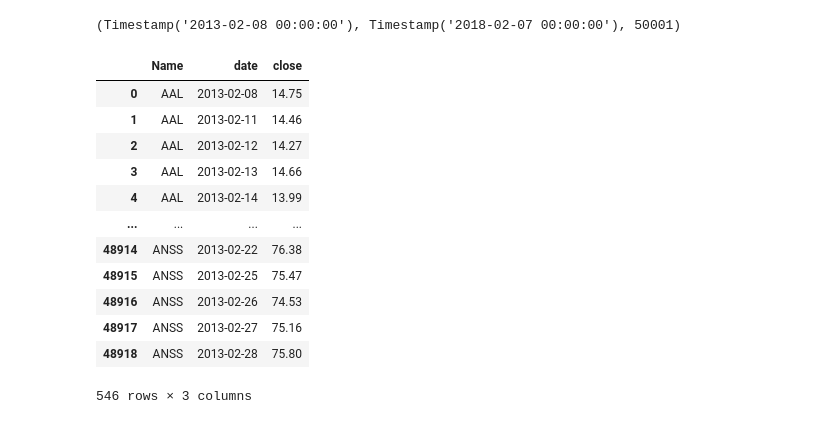
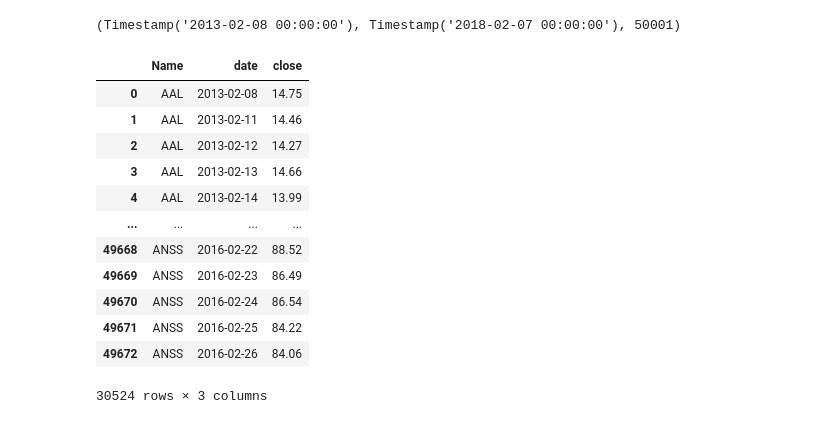
Before and after one commit to ishtiaqahmedz/practice_project_files, a Jupyter notebook: 907 Stock price pridiction.ipynb, the cells around one changed output. Cells and saved outputs as stored; diff of their text form; code cells hidden in the pictures.

```diff
--- a/907 Stock price pridiction.ipynb
+++ b/907 Stock price pridiction.ipynb
@@ -216,28 +218,22 @@ df["date"].min(),df["date"].max(),len(df)
 # %%
 
 #df2=df[(df["date"] >'31/12/2015')] # & (df["date"] <= '10/01/2016')]
-df2=df[(df["date"]>='2013-02-08') & (df["date"] <='2013-02-28')]
-
-df2
-#df2=df.copy()
-
-
-#df2.set_index("date",inplace=False)
-#df2.loc[:'2013/02/08']
+dfsmall=df[(df["date"]>='2013-02-08') & (df["date"] <='2016-02-28')].copy()
+dfsmall
 # %% [output]
 |  | Name | date | close |
 | 0 | AAL | 2013-02-08 | 14.75 |
 | 1 | AAL | 2013-02-11 | 14.46 |
 | 2 | AAL | 2013-02-12 | 14.27 |
 | 3 | AAL | 2013-02-13 | 14.66 |
 | 4 | AAL | 2013-02-14 | 13.99 |
 | ... | ... | ... | ... |
-| 48914 | ANSS | 2013-02-22 | 76.38 |
-| 48915 | ANSS | 2013-02-25 | 75.47 |
-| 48916 | ANSS | 2013-02-26 | 74.53 |
-| 48917 | ANSS | 2013-02-27 | 75.16 |
-| 48918 | ANSS | 2013-02-28 | 75.80 |
+| 49668 | ANSS | 2016-02-22 | 88.52 |
+| 49669 | ANSS | 2016-02-23 | 86.49 |
+| 49670 | ANSS | 2016-02-24 | 86.54 |
+| 49671 | ANSS | 2016-02-25 | 84.22 |
+| 49672 | ANSS | 2016-02-26 | 84.06 |
-546 rows × 3 columns
+30524 rows × 3 columns
 # %%
 
 fig,ax= plt.subplots(figsize=(10,10)) # returns a figure and a set of subplots
```
Also changed, not shown: parts of 7 cells of this notebook, 2 other files.
